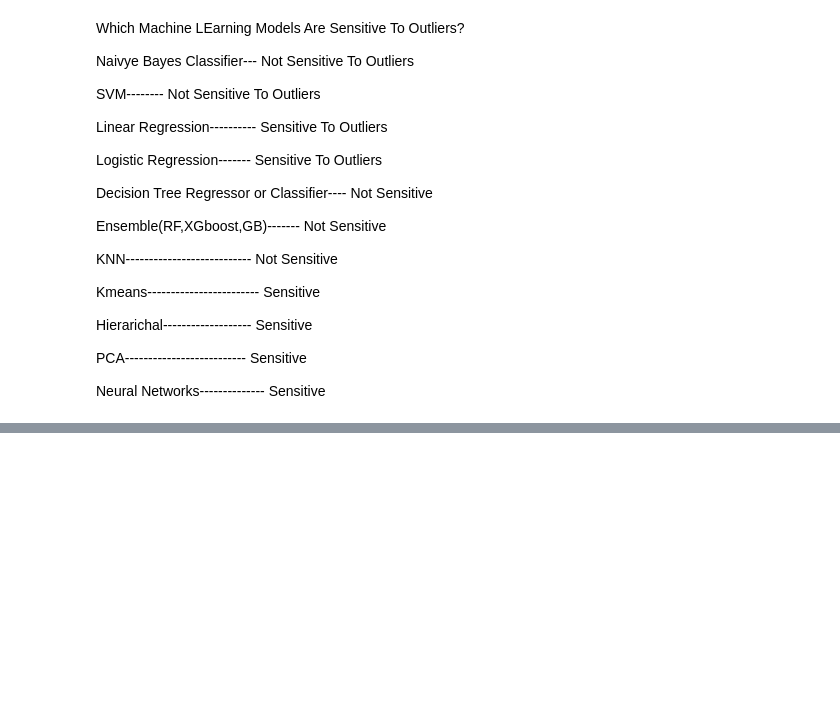
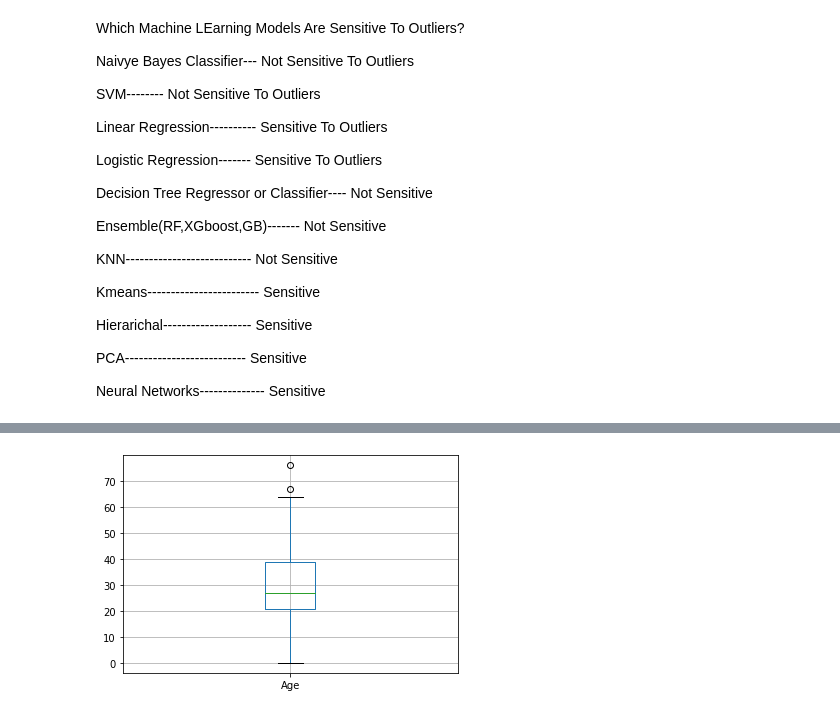
Before and after one commit to RahulDogra-92/Covid19-Data-Analysis-using-Folium-Map, a Jupyter notebook: How_to_fix_Outliers.ipynb, the cells around one changed output, grey strips where cells are left out. Saved outputs shown, nothing was run; the diff lists cells and outputs as text; code cells hidden in the pictures; blank space fills up the shorter version.

```diff
--- a/How_to_fix_Outliers.ipynb
+++ b/How_to_fix_Outliers.ipynb
@@ -224,0 +258,4 @@ Neural Networks-------------- Sensitive
+# %%
+figure=titanic.boxplot(column="Age")
+# %% [output]
+[figure, added]
```
Also changed, not shown: parts of 25 cells of this notebook.
